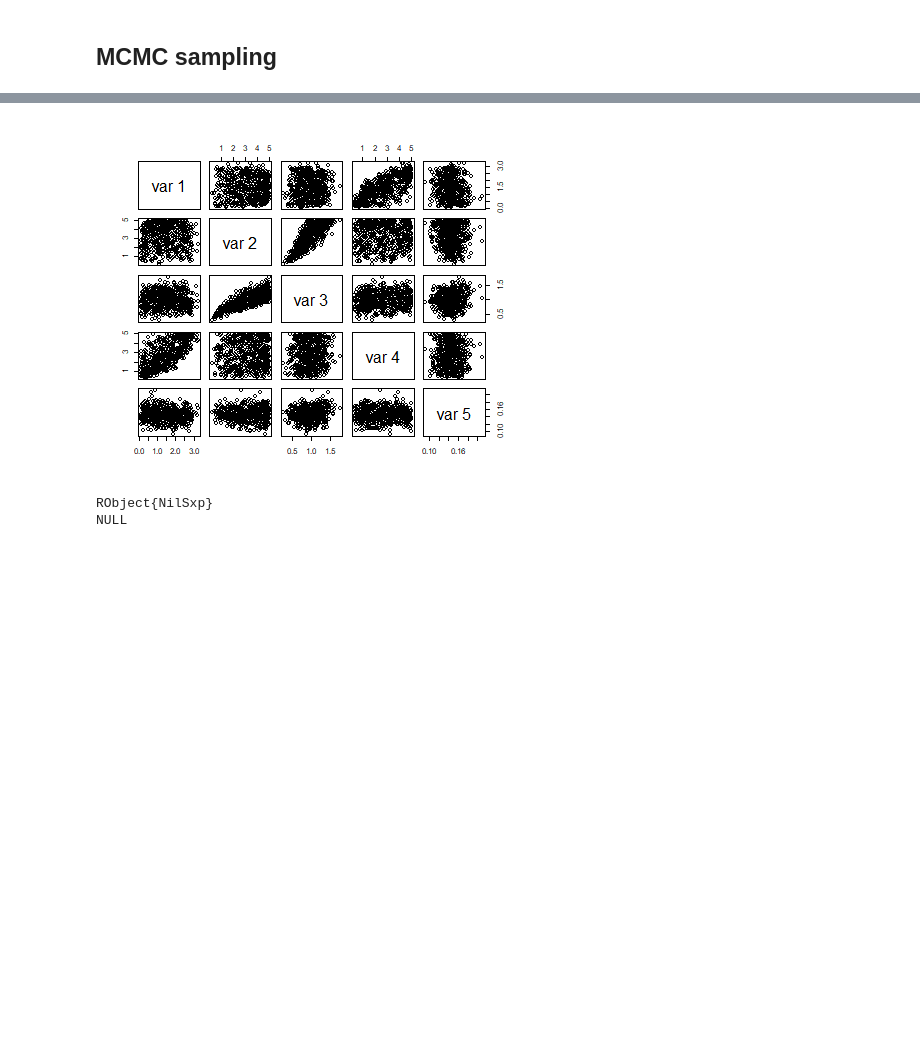
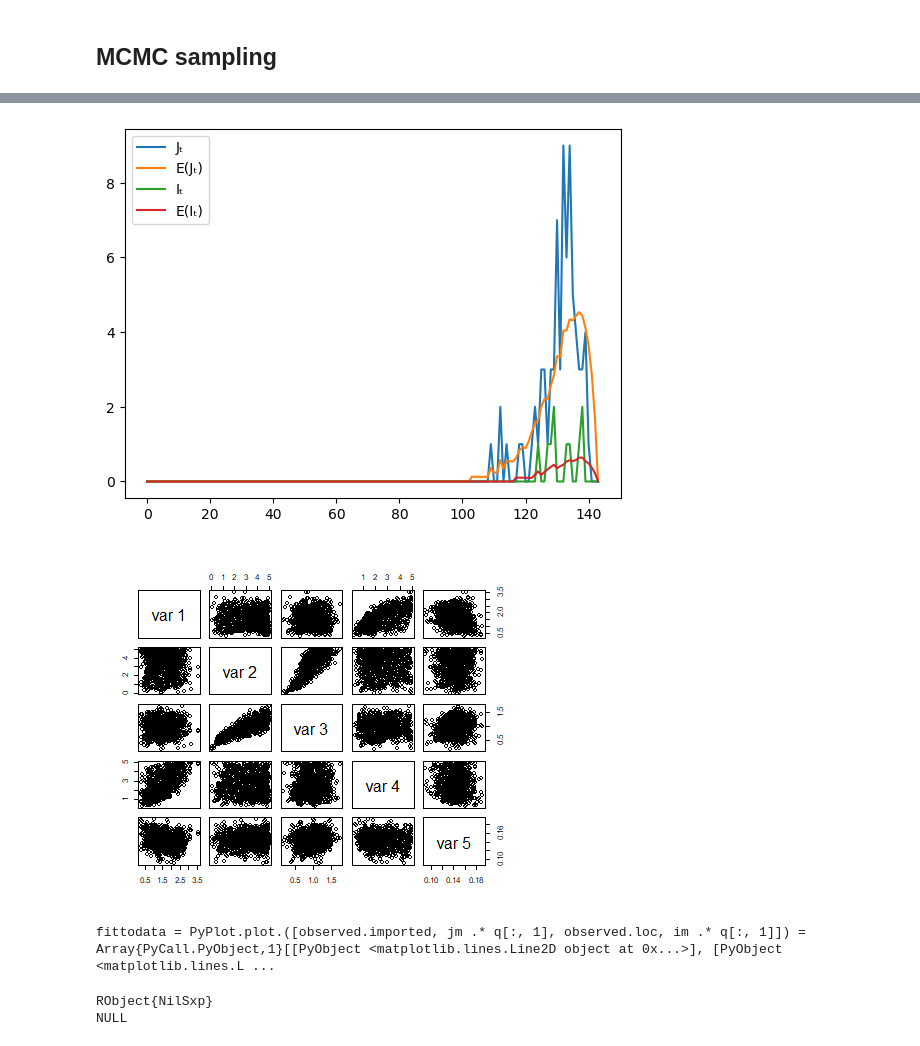
Before and after one commit to akira-endo/2019nCoV, a Jupyter notebook: src/nCoV_importation.ipynb, the cells around one changed output, grey strips where cells are left out. Cells and saved outputs as stored; diff of their text form; code cells hidden in the pictures; blank space fills up the shorter version.

```diff
--- a/src/nCoV_importation.ipynb
+++ b/src/nCoV_importation.ipynb
@@ -222,7 +222,7 @@ for parname in keys(parms)
     priors[parname]=Stochastic(()->Uniform(0,5))
 end
 #priors[:nlogq]=Stochastic(1,()->Uniform(0,5))
-dotter=[10]
+dotter=[100]
 inputs=Dict{Symbol,Any}(
     :observed=>observed,
     :paths=>paths,
@@ -250,12 +250,13 @@ model=Model(
     lltotal=Logical((ll_smc,invtemp)->ll_smc*invtemp
         , false),
     zerotrick=Stochastic((lltotal,i,j)->Poisson(-lltotal),false),
-    counter=Logical((counter,k)->begin
+    count=Logical((counter,k)->begin
             counter[1].+=1
             if counter[1][1]==counter[2][1]
                 counter[1].=0
                 print(".")
             end
+            counter[1][1]
         end
             );
     priors...
@@ -313,7 +311,11 @@ Mamba.draw(Mamba.plot(chain[:, showparam, :])) = nothing
 # %%
+@show fittodata=PyPlot.plot.([observed.imported,jm.*q[:,1],observed.loc,im.*q[:,1]])
+PyPlot.legend(getindex.(fittodata,1),["Jₜ","E(Jₜ)","Iₜ","E(Iₜ)"]);
 using RCall;@rimport graphics as rg;
 rg.pairs(chain[:,[:nlogq,:R₀,:k,:h₀,:r],:].value[:,:,1])
 # %% [output]
-[figure, old version]
+[figure, new version]
+[figure, added]
-RObject{NilSxp}
-NULL
+fittodata = PyPlot.plot.([observed.imported, jm .* q[:, 1], observed.loc, im .* q[:, 1]]) = Array{PyCall.PyObject,1}[[PyObject <matplotlib.lines.Line2D object at 0x...>], [PyObject <matplotlib.lines.L ...
+RObject{NilSxp}
+NULL
```
Also changed, not shown: parts of 3 cells of this notebook, 1 other file.
